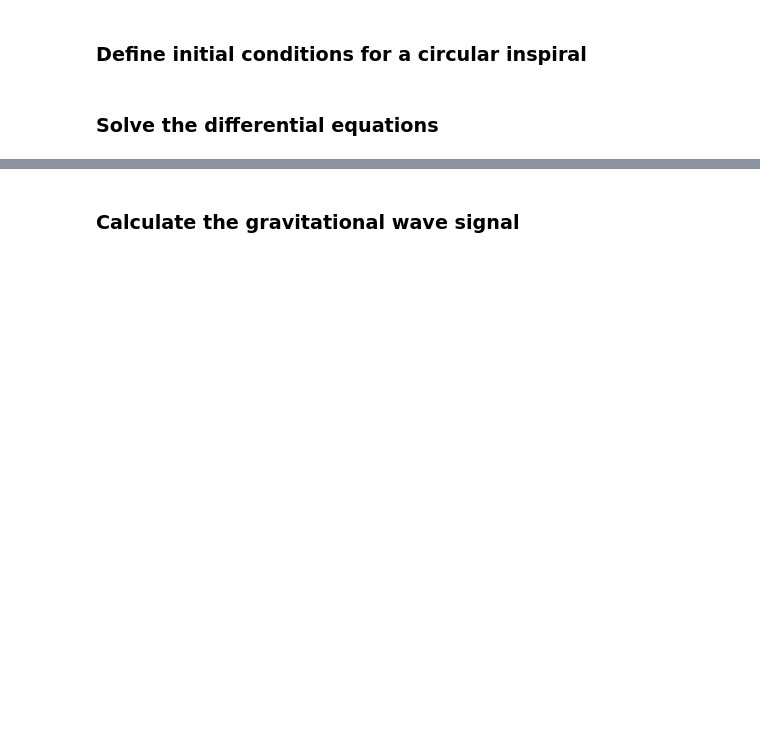
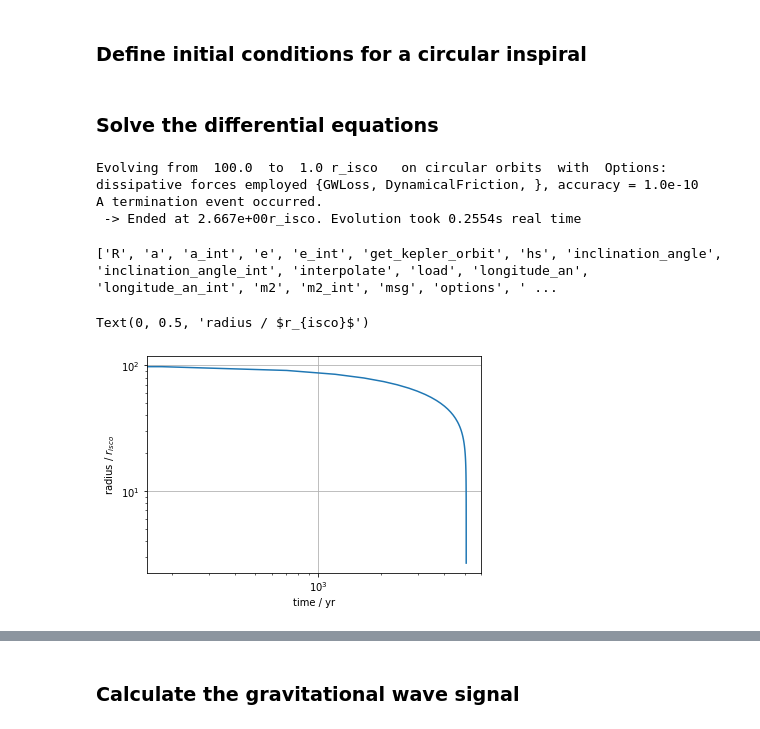
Before and after one commit to DMGW-Goethe/imripy, a Jupyter notebook: examples/BasicExample.ipynb, the cells around one changed output, grey strips where cells are left out. Saved outputs shown, nothing was run; the diff lists cells and outputs as text; code cells hidden in the pictures; blank space fills up the shorter version.

```diff
--- a/examples/BasicExample.ipynb
+++ b/examples/BasicExample.ipynb
@@ -42,30 +44,39 @@ m2 = 1. * c.solar_mass_to_pc   # The secondary mass
 
 D_luminosity = 5e8              # The distance to the system from earth as 500 Mpc
 
-sp = ms.SystemProp(m1, m2, spike, D_luminosity)   # Create the SystemProp object describing the IMRI system
+hs = ms.HostSystem(m1, halo=spike, D_l=D_luminosity)   # Create the HostSystem object describing the central system
 # %% [markdown]
 ### Define initial conditions for a circular inspiral
 # %%
-R0 = 100. * sp.r_isco()    # Start the inspiral from an initial separataion of 100 * r_isco, the radius of the
+R0 = 100. * hs.r_isco    # Start the inspiral from an initial separataion of 100 * r_isco, the radius of the
                             # innermost stable ciricular orbit
 
-R_fin = sp.r_isco()      # The final condition for the evolution
+ko_initial = kepler.KeplerOrbit(hs, m2, R0)
 # %% [markdown]
 ### Solve the differential equations
 # %%
-ev = imripy.inspiral.Classic.Evolve(sp, R0,  a_fin = R_fin)
+ev = imripy.inspiral.Classic.Evolve(hs, ko_initial)
+# %% [output]
+Evolving from  100.0  to  1.0 r_isco   on circular orbits  with  Options: dissipative forces employed {GWLoss, DynamicalFriction, }, accuracy = 1.0e-10
+A termination event occurred.
+ -> Ended at 2.667e+00r_isco. Evolution took 0.2554s real time
 # %%
 #  The evolution result has the following parameters
 attr = []
 for d in dir(ev):
-    if not "__" in d:
+    if not "__" in d and d not in dir(kepler.KeplerOrbit):
         attr.append(d)
 # with the time t, radius R (in the circular case), semimajor axis a, eccentricity e, secondary mass m2
 # integration message msg, the EvolutionOptions used options, and the SystemProp object used sp
 print(attr)
+# %% [output]
+['R', 'a', 'a_int', 'e', 'e_int', 'get_kepler_orbit', 'hs', 'inclination_angle', 'inclination_angle_int', 'interpolate', 'load', 'longitude_an', 'longitude_an_int', 'm2', 'm2_int', 'msg', 'options', ' ...
 # %%
 # Plot the result
-plt.loglog(ev.t/c.year_to_pc,  ev.R/sp.r_isco())
+plt.loglog(ev.t/c.year_to_pc,  ev.R/hs.r_isco)
 plt.grid(); plt.xlabel("time / yr"); plt.ylabel("radius / $r_{isco}$")
+# %% [output]
+Text(0, 0.5, 'radius / $r_{isco}$')
+[figure, added]
 # %%
 # Alternatively use the plot_utils (which becomes more useful when several things are plotted, such as eccentricity)
```
Also changed, not shown: parts of 17 cells of this notebook, 1 other file.
